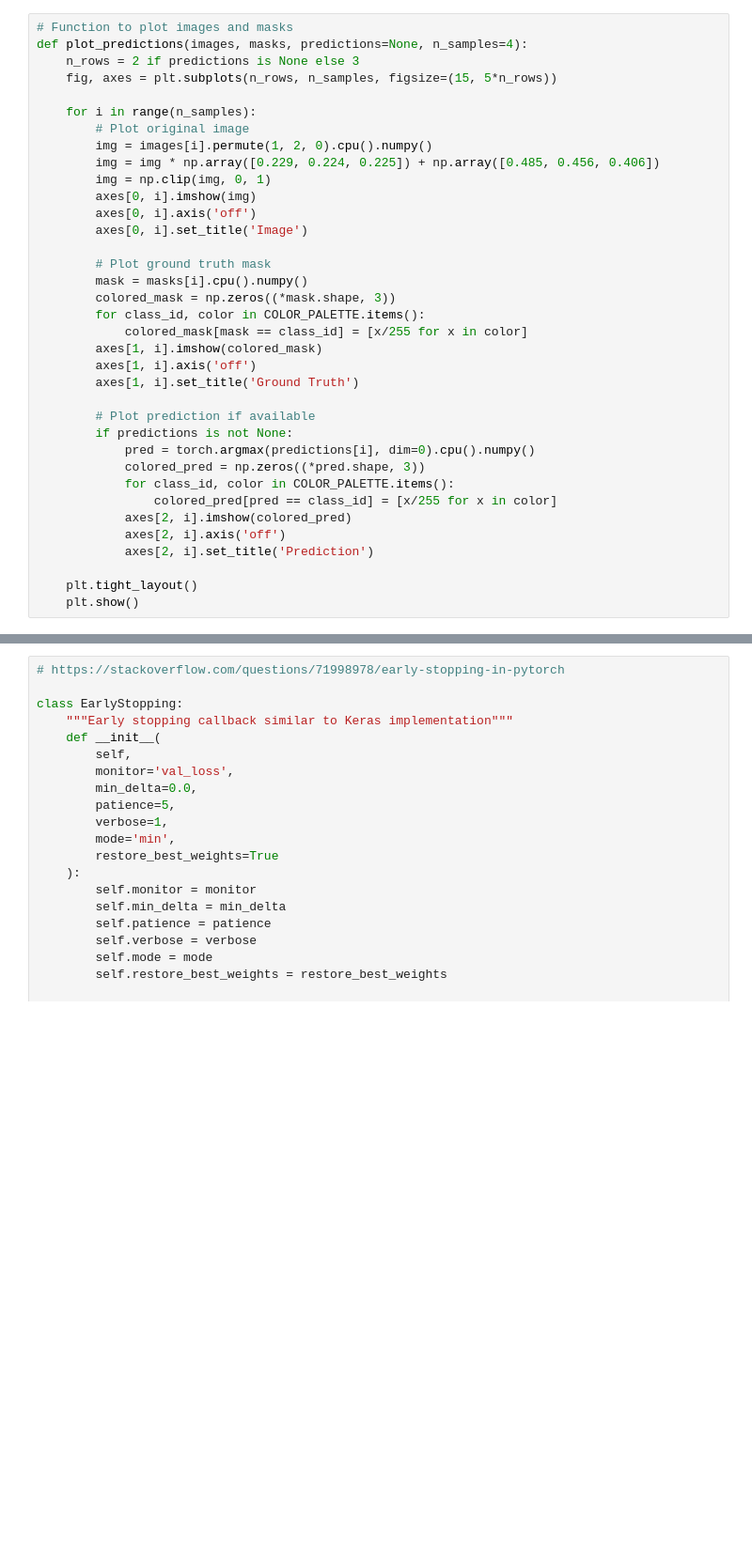
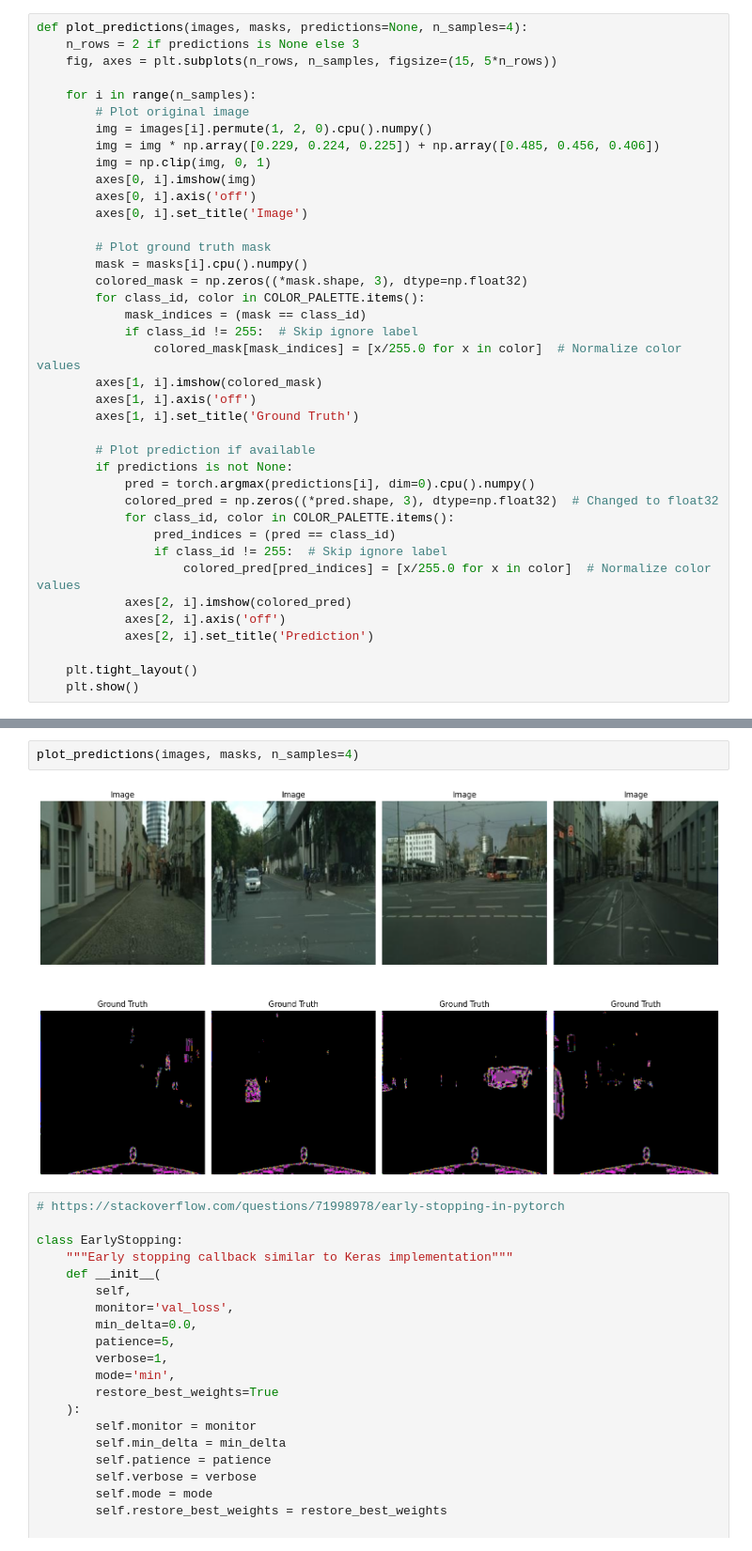
Before and after one commit to sadhiin/unet-image-segmentation, a Jupyter notebook: cityscapes_CrossE.ipynb, the cells around one changed output, grey strips where cells are left out. Shown at 94% size. Saved outputs shown, nothing was run; the diff lists cells and outputs as text; blank space fills up the shorter version.

```diff
--- a/cityscapes_CrossE.ipynb
+++ b/cityscapes_CrossE.ipynb
@@ -99,7 +103,6 @@ def plot_colormap_legend():
     plt.tight_layout()
     plt.show()
 # %%
-# Function to plot images and masks
 def plot_predictions(images, masks, predictions=None, n_samples=4):
     n_rows = 2 if predictions is None else 3
     fig, axes = plt.subplots(n_rows, n_samples, figsize=(15, 5*n_rows))
@@ -115,9 +118,11 @@ def plot_predictions(images, masks, predictions=None, n_samples=4):
 
         # Plot ground truth mask
         mask = masks[i].cpu().numpy()
-        colored_mask = np.zeros((*mask.shape, 3))
+        colored_mask = np.zeros((*mask.shape, 3), dtype=np.float32)
         for class_id, color in COLOR_PALETTE.items():
-            colored_mask[mask == class_id] = [x/255 for x in color]
+            mask_indices = (mask == class_id)
+            if class_id != 255:  # Skip ignore label
+                colored_mask[mask_indices] = [x/255.0 for x in color]  # Normalize color values
         axes[1, i].imshow(colored_mask)
         axes[1, i].axis('off')
         axes[1, i].set_title('Ground Truth')
@@ -125,9 +130,11 @@ def plot_predictions(images, masks, predictions=None, n_samples=4):
         # Plot prediction if available
         if predictions is not None:
             pred = torch.argmax(predictions[i], dim=0).cpu().numpy()
-            colored_pred = np.zeros((*pred.shape, 3))
+            colored_pred = np.zeros((*pred.shape, 3), dtype=np.float32)  # Changed to float32
             for class_id, color in COLOR_PALETTE.items():
-                colored_pred[pred == class_id] = [x/255 for x in color]
+                pred_indices = (pred == class_id)
+                if class_id != 255:  # Skip ignore label
+                    colored_pred[pred_indices] = [x/255.0 for x in color]  # Normalize color values
             axes[2, i].imshow(colored_pred)
             axes[2, i].axis('off')
             axes[2, i].set_title('Prediction')
@@ -141,3 +149,7 @@ plot_predictions(images, masks)
+# %%
+plot_predictions(images, masks, n_samples=4)
+# %% [output]
+[figure, added]
 # %%
 # https://stackoverflow.com/questions/71998978/early-stopping-in-pytorch
 
```
Also changed, not shown: parts of 11 cells of this notebook, 8 other files.
